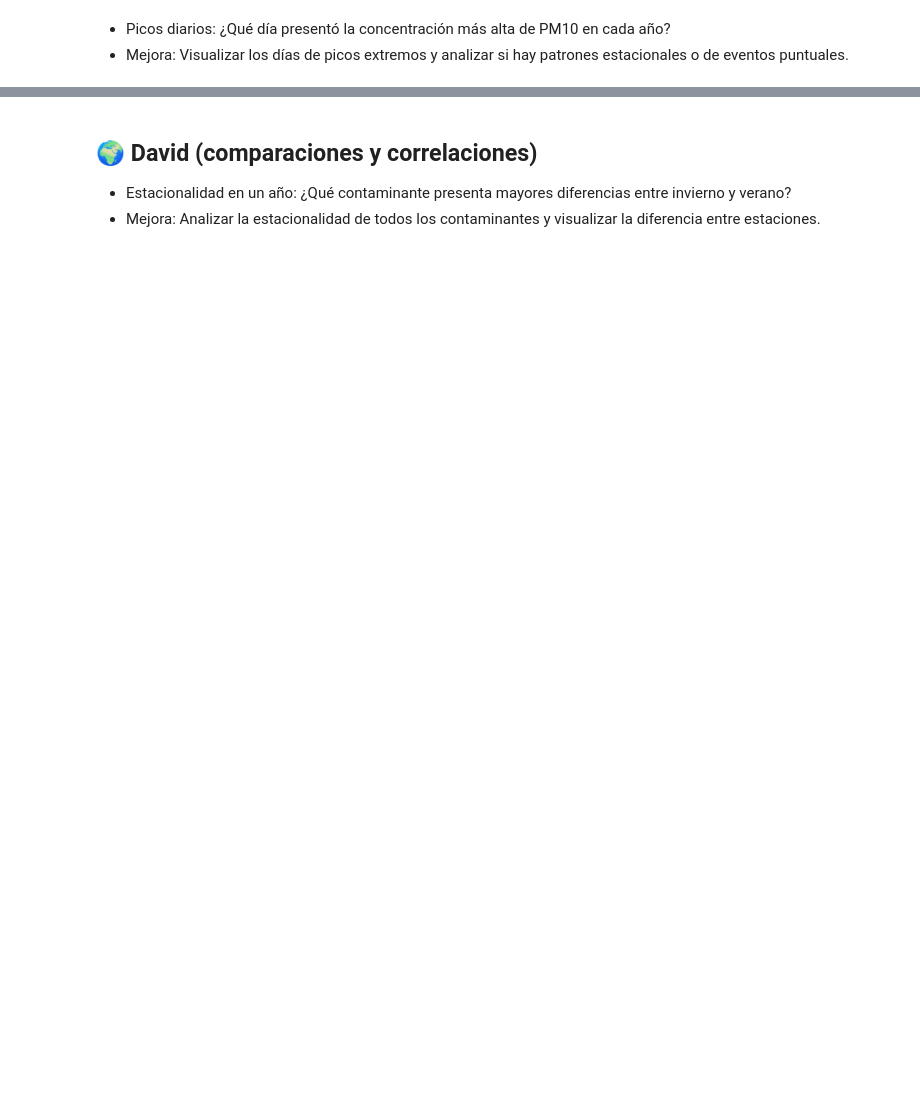
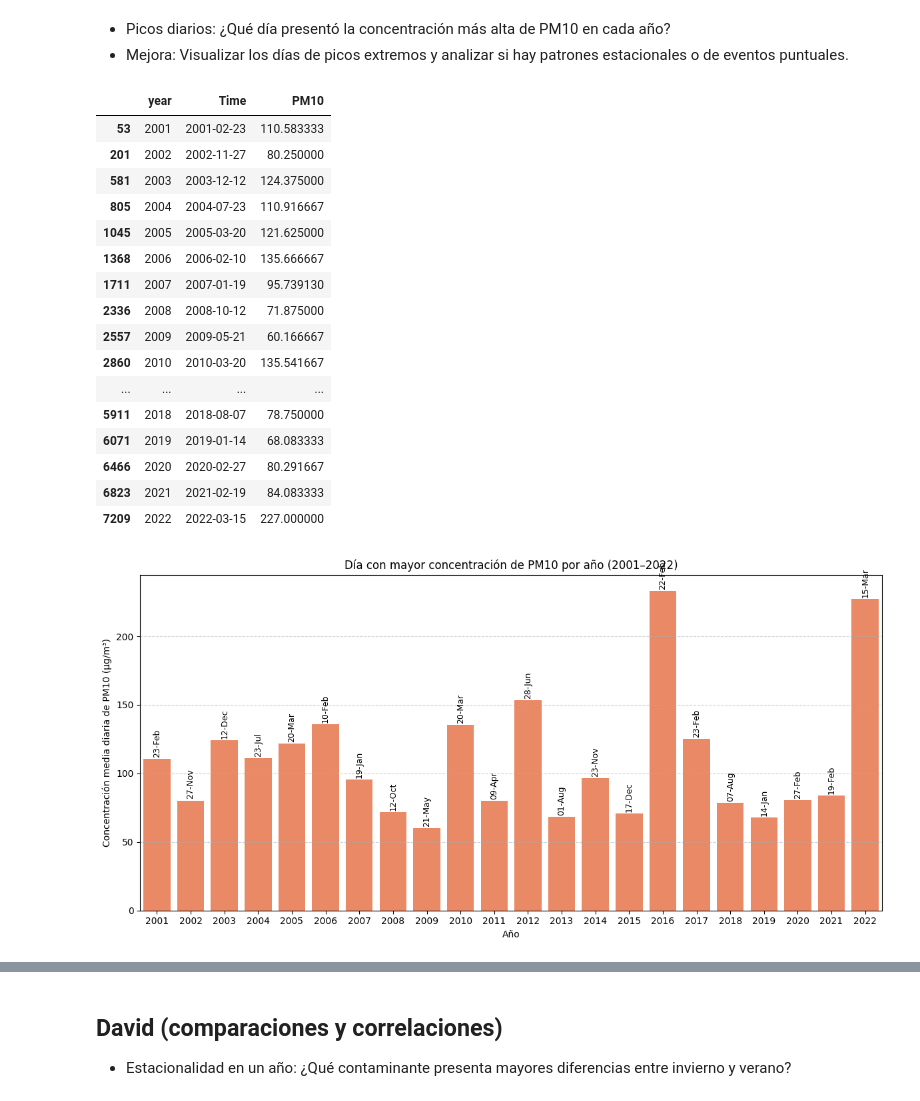
Before and after one commit to thisisrober/analisis-exploratorio-dataset-airquality-madrid, a Jupyter notebook: notebook.ipynb, the cells around one changed output, grey strips where cells are left out. Cells and saved outputs as stored; diff of their text form; code cells hidden in the pictures; blank space fills up the shorter version.

```diff
--- a/notebook.ipynb
+++ b/notebook.ipynb
@@ -337,55 +430,74 @@ plt.show()
 - Mejora: Visualizar los días de picos extremos y analizar si hay patrones estacionales o de eventos puntuales.
 # %%
 # Primero calculamos la media diaria de PM10
-pm10_diario = df.groupby(df["date"].dt.date)["PM10"].mean().reset_index()
-pm10_diario["date"] = pd.to_datetime(pm10_diario["date"])
-pm10_diario["year"] = pm10_diario["date"].dt.year
-pm10_diario["month"] = pm10_diario["date"].dt.month
+pm10_diario = df.groupby(df["Time"].dt.date)["PM10"].mean().reset_index()
+pm10_diario["Time"] = pd.to_datetime(pm10_diario["Time"])
+pm10_diario["year"] = pm10_diario["Time"].dt.year
+pm10_diario["month"] = pm10_diario["Time"].dt.month
 
 # Obtenemos el día con mayor PM10 en cada año
 pico_anual_pm10 = pm10_diario.loc[pm10_diario.groupby("year")["PM10"].idxmax()].copy()
 
 # Mostramos una tabla de resultados
-display(pico_anual_pm10[["year", "date", "PM10"]])
+display(pico_anual_pm10[["year", "Time", "PM10"]])
 
 # Visualización de picos anuales
 plt.figure(figsize=(12,6))
 sns.barplot(data=pico_anual_pm10, x="year", y="PM10", color="coral")
 
 # Anotar la fecha exacta sobre cada barra
-for p, fecha in zip(plt.gca().patches, pico_anual_pm10["date"].dt.strftime("%d-%b")):
+for p, fecha in zip(plt.gca().patches, pico_anual_pm10["Time"].dt.strftime("%d-%b")):
     height = p.get_height()
     plt.text(p.get_x() + p.get_width()/2., height + 1, fecha,
              ha="center", va="bottom", fontsize=9, rotation=90)
 
 plt.title("Día con mayor concentración de PM10 por año (2001–2022)")
 plt.xlabel("Año")
 plt.ylabel("Concentración media diaria de PM10 (µg/m³)")
 plt.grid(axis="y", linestyle="--", alpha=0.6)
 plt.tight_layout()
 plt.show()
 
 # ---------- DISTRIBUCIÓN ESTACIONAL DE PICOS ----------
 
 # Extraemos solo el mes de los picos
 pico_anual_pm10["mes_nombre"] = pico_anual_pm10["month"].apply(lambda x: calendar.month_abbr[x])
 
 plt.figure(figsize=(10,5))
 sns.countplot(data=pico_anual_pm10, x="mes_nombre", order=["Jan","Feb","Mar","Apr","May","Jun","Jul","Aug","Sep","Oct","Nov","Dec"], color="steelblue")
 plt.title("Distribución estacional de los picos anuales de PM10")
 plt.xlabel("Mes")
 plt.ylabel("Número de picos")
 plt.tight_layout()
 plt.show()
 
 # Creamos una línea temporal con todos los máximos diarios
 plt.figure(figsize=(14,6))
-plt.plot(pm10_diario["date"], pm10_diario["PM10"], alpha=0.4, color="gray", label="PM10 diario")
-plt.scatter(pico_anual_pm10["date"], pico_anual_pm10["PM10"], color="red", s=60, label="Picos anuales")
+plt.plot(pm10_diario["Time"], pm10_diario["PM10"], alpha=0.4, color="gray", label="PM10 diario")
+plt.scatter(pico_anual_pm10["Time"], pico_anual_pm10["PM10"], color="red", s=60, label="Picos anuales")
 plt.title("Evolución de PM10 diario con picos anuales destacados")
 plt.xlabel("Fecha")
 plt.ylabel("PM10 (µg/m³)")
 plt.legend()
 plt.grid(True, linestyle="--", alpha=0.6)
 plt.tight_layout()
 plt.show()
+# %% [output]
+|  | year | Time | PM10 |
+| 53 | 2001 | 2001-02-23 | 110.583333 |
+| 201 | 2002 | 2002-11-27 | 80.250000 |
+| 581 | 2003 | 2003-12-12 | 124.375000 |
+| 805 | 2004 | 2004-07-23 | 110.916667 |
+| 1045 | 2005 | 2005-03-20 | 121.625000 |
+| 1368 | 2006 | 2006-02-10 | 135.666667 |
+| 1711 | 2007 | 2007-01-19 | 95.739130 |
+| 2336 | 2008 | 2008-10-12 | 71.875000 |
+| 2557 | 2009 | 2009-05-21 | 60.166667 |
+| 2860 | 2010 | 2010-03-20 | 135.541667 |
+| ... | ... | ... | ... |
+| 5911 | 2018 | 2018-08-07 | 78.750000 |
+| 6071 | 2019 | 2019-01-14 | 68.083333 |
+| 6466 | 2020 | 2020-02-27 | 80.291667 |
+| 6823 | 2021 | 2021-02-19 | 84.083333 |
+| 7209 | 2022 | 2022-03-15 | 227.000000 |
+[figure, added]
@@ -392,5 +506,4 @@ plt.show()
 # %% [markdown]
-## 🌍 David (comparaciones y correlaciones)
+## David (comparaciones y correlaciones)
 
 - Estacionalidad en un año: ¿Qué contaminante presenta mayores diferencias entre invierno y verano?
-- Mejora: Analizar la estacionalidad de todos los contaminantes y visualizar la diferencia entre estaciones.
```
Also changed, not shown: parts of 24 cells of this notebook.
